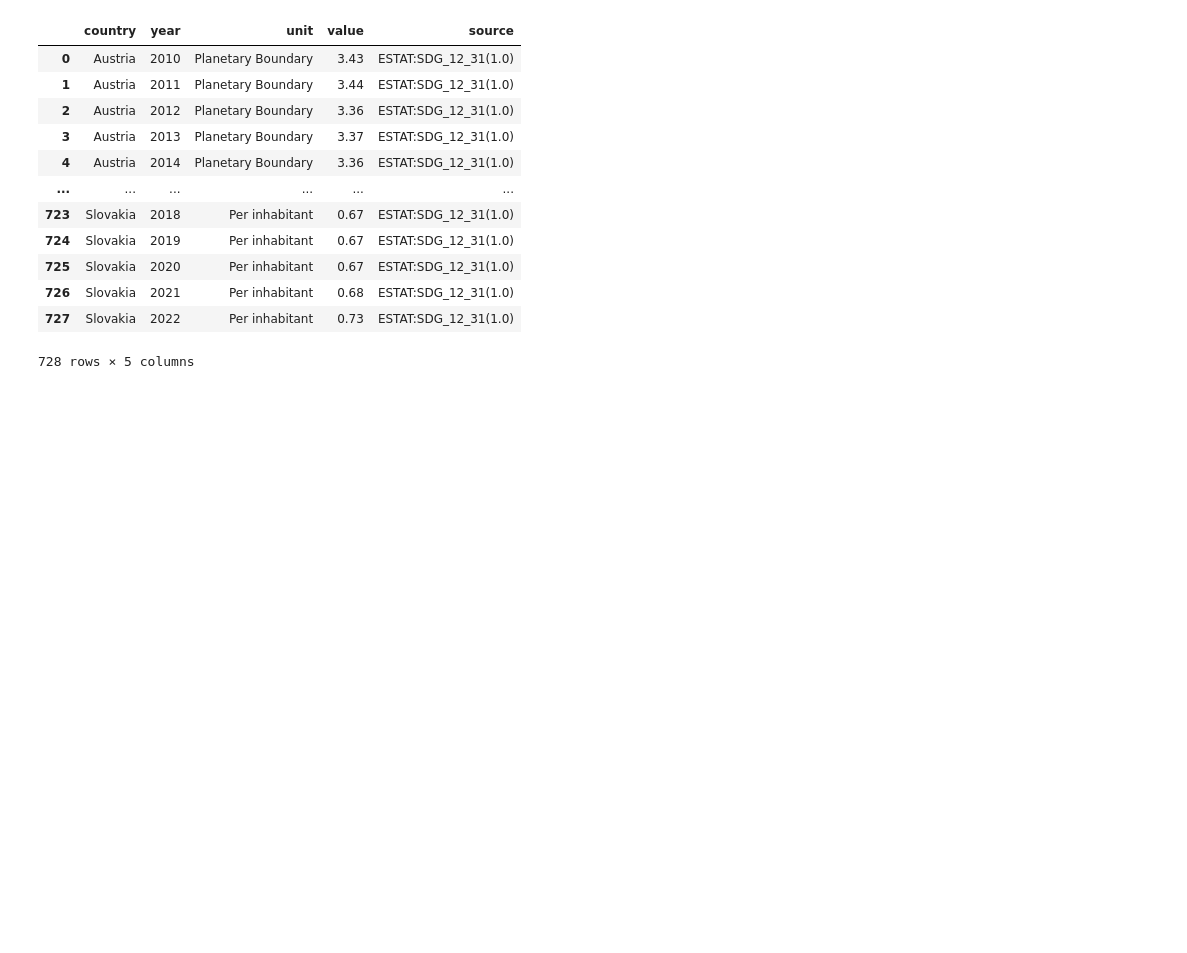
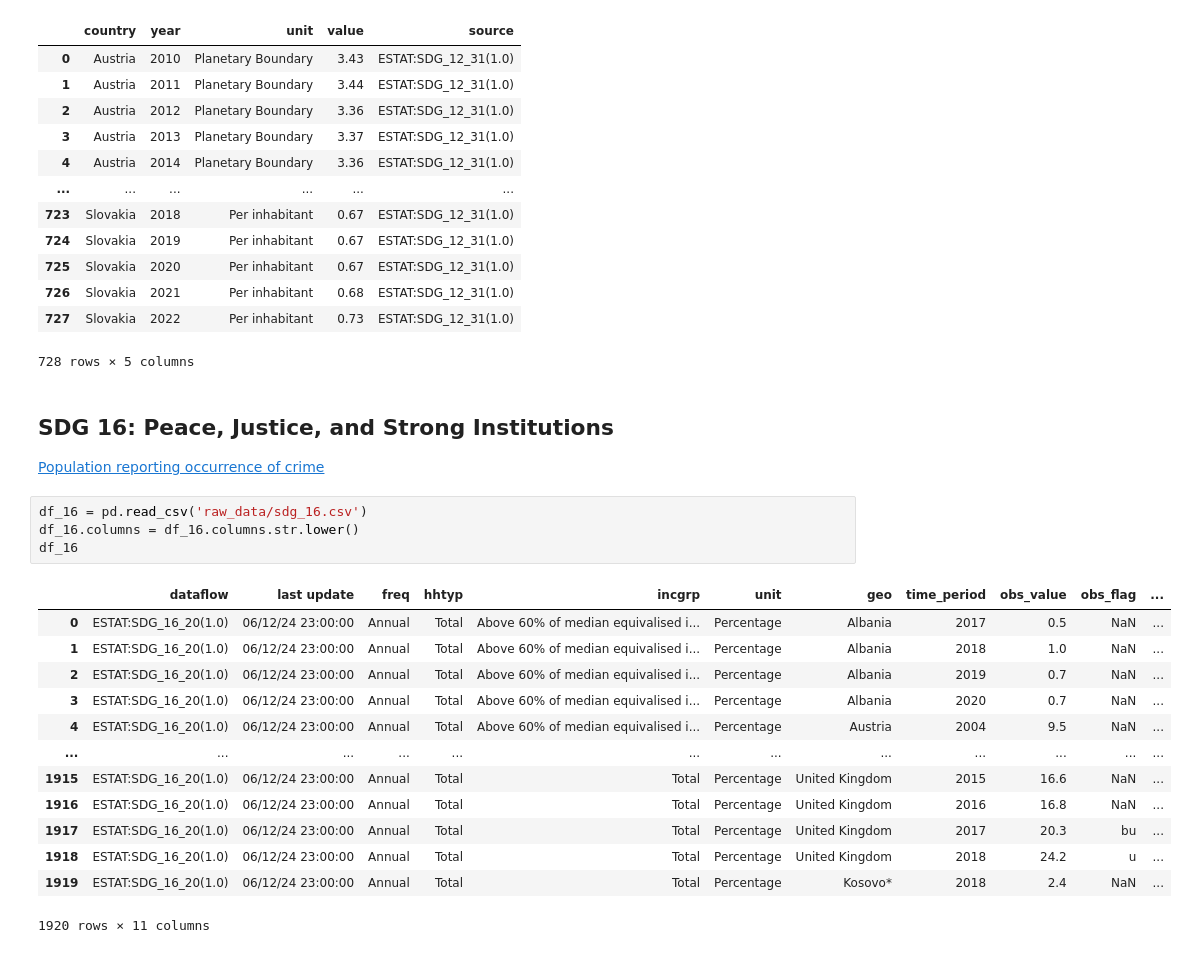
Before and after one commit to mozartfish/DH2321-Final-Project, a Jupyter notebook: data_cleaning.ipynb, the cells around one changed output. Cells and saved outputs as stored; diff of their text form; blank space fills up the shorter version.

```diff
--- a/data_cleaning.ipynb
+++ b/data_cleaning.ipynb
@@ -224,3 +338,25 @@ df_12
 | 726 | Slovakia | 2021 | Per inhabitant | 0.68 | ESTAT:SDG_12_31(1.0) |
 | 727 | Slovakia | 2022 | Per inhabitant | 0.73 | ESTAT:SDG_12_31(1.0) |
 728 rows × 5 columns
+# %% [markdown]
+## SDG 16: Peace, Justice, and Strong Institutions
+
+[Population reporting occurrence of crime](https://ec.europa.eu/eurostat/databrowser/view/sdg_16_20/default/map?lang=en&category=sdg.sdg_16)
+# %%
+df_16 = pd.read_csv('raw_data/sdg_16.csv')
+df_16.columns = df_16.columns.str.lower()
+df_16
+# %% [output]
+|  | dataflow | last update | freq | hhtyp | incgrp | unit | geo | time_period | obs_value | obs_flag | ... |
+| 0 | ESTAT:SDG_16_20(1.0) | 06/12/24 23:00:00 | Annual | Total | Above 60% of median equivalised i... | Percentage | Albania | 2017 | 0.5 | NaN | ... |
+| 1 | ESTAT:SDG_16_20(1.0) | 06/12/24 23:00:00 | Annual | Total | Above 60% of median equivalised i... | Percentage | Albania | 2018 | 1.0 | NaN | ... |
+| 2 | ESTAT:SDG_16_20(1.0) | 06/12/24 23:00:00 | Annual | Total | Above 60% of median equivalised i... | Percentage | Albania | 2019 | 0.7 | NaN | ... |
+| 3 | ESTAT:SDG_16_20(1.0) | 06/12/24 23:00:00 | Annual | Total | Above 60% of median equivalised i... | Percentage | Albania | 2020 | 0.7 | NaN | ... |
+| 4 | ESTAT:SDG_16_20(1.0) | 06/12/24 23:00:00 | Annual | Total | Above 60% of median equivalised i... | Percentage | Austria | 2004 | 9.5 | NaN | ... |
+| ... | ... | ... | ... | ... | ... | ... | ... | ... | ... | ... | ... |
+| 1915 | ESTAT:SDG_16_20(1.0) | 06/12/24 23:00:00 | Annual | Total | Total | Percentage | United Kingdom | 2015 | 16.6 | NaN | ... |
+| 1916 | ESTAT:SDG_16_20(1.0) | 06/12/24 23:00:00 | Annual | Total | Total | Percentage | United Kingdom | 2016 | 16.8 | NaN | ... |
+| 1917 | ESTAT:SDG_16_20(1.0) | 06/12/24 23:00:00 | Annual | Total | Total | Percentage | United Kingdom | 2017 | 20.3 | bu | ... |
+| 1918 | ESTAT:SDG_16_20(1.0) | 06/12/24 23:00:00 | Annual | Total | Total | Percentage | United Kingdom | 2018 | 24.2 | u | ... |
+| 1919 | ESTAT:SDG_16_20(1.0) | 06/12/24 23:00:00 | Annual | Total | Total | Percentage | Kosovo* | 2018 | 2.4 | NaN | ... |
+1920 rows × 11 columns
```
Also changed, not shown: parts of 13 cells of this notebook, 6 other files.
